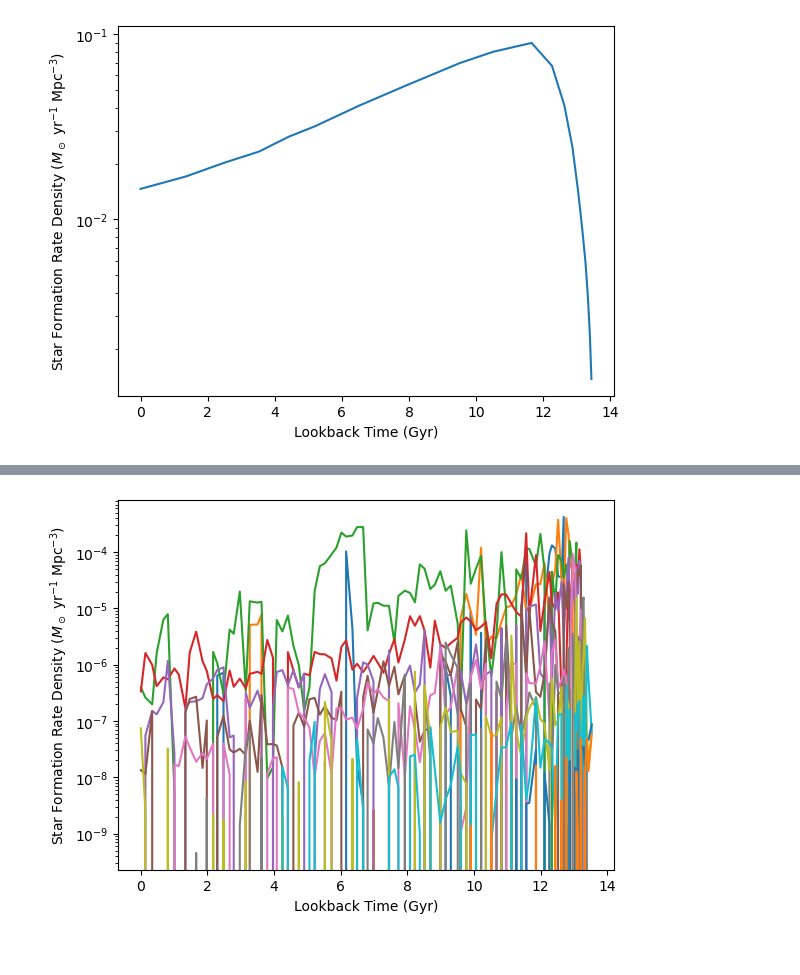
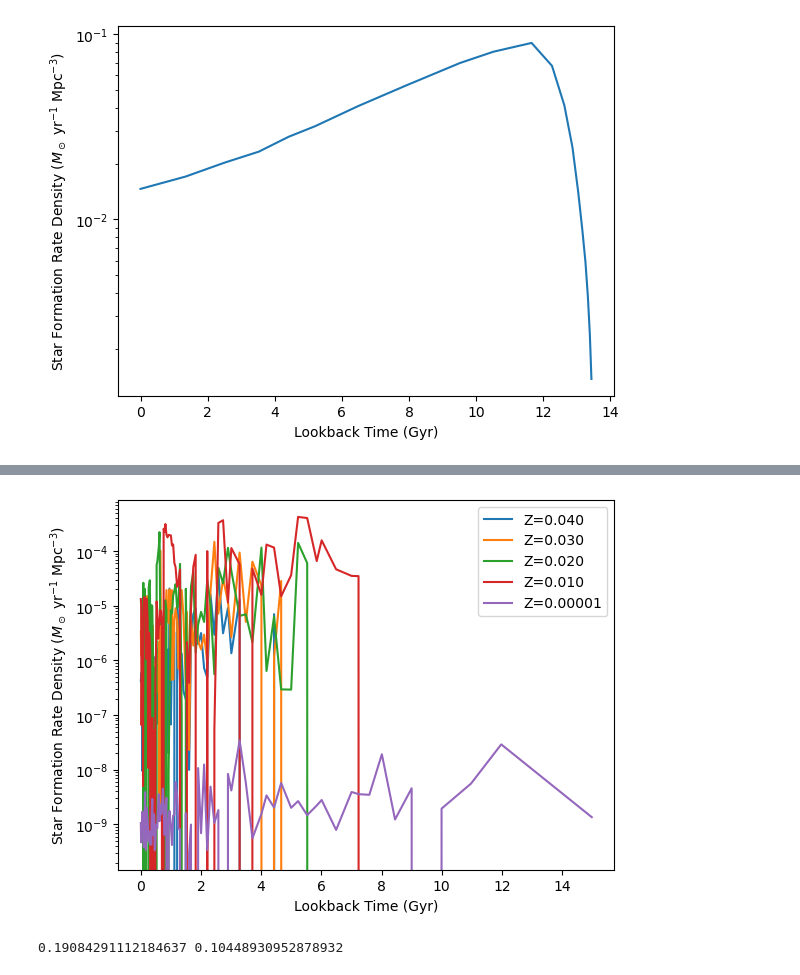
Before and after one commit to NicholaCharlton/Y4_Project, a Jupyter notebook: Nichola/Metallicity Specific Rates/SFH_Metallicity.ipynb, the cells around one changed output, grey strips where cells are left out. Cells and saved outputs as stored; diff of their text form; code cells hidden in the pictures.

```diff
--- a/Nichola/Metallicity Specific Rates/SFH_Metallicity.ipynb
+++ b/Nichola/Metallicity Specific Rates/SFH_Metallicity.ipynb
@@ -94,9 +98,8 @@ plt.show()
 # %%
-Z_lower = [0.0000075, 0.000075, 0.00075, 0.00175, 0.00275, 0.00375, 0.00575, 0.00775, 0.0075, 0.0175, 0.0275, 0.0375]
-Z_upper = [0.0000125, 0.000125, 0.00125, 0.00225, 0.00325, 0.00425, 0.00625, 0.00825, 0.0125, 0.0225, 0.0325, 0.0425]
+Z_lower = [0.00000, 0.00005, 0.00050, 0.0015, 0.0025, 0.0035, 0.005, 0.007, 0.009, 0.012, 0.017, 0.025, 0.035]
+Z_upper = [0.00005, 0.00050, 0.00150, 0.0025, 0.0035, 0.0050, 0.007, 0.009, 0.012, 0.017, 0.025, 0.035, 10.00]
 # %%
-#snapshots = np.linspace(1, 100, 99, endpoint=False).tolist()
-snapshots = [1, 2, 3, 4, 5, 6, 7, 8, 9, 10, 11, 12, 13, 14, 15, 16.0, 17.0, 18.0, 19.0, 20.0, 21.0, 22.0, 23.0, 24.0, 25.0, 26.0, 27.0, 28.0, 29.0, 30.0, 31.0, 32.0, 33.0, 34.0, 35.0, 36.0, 37.0, 38.0, 39.0, 40.0, 41.0, 42.0, 43.0, 44.0, 45.0, 46.0, 47.0, 48.0, 49.0, 50.0, 51.0, 52.0, 53.0, 54.0, 55.0, 56.0, 57.0, 58.0, 59.0, 60.0, 61.0, 62.0, 63.0, 64.0, 65.0, 66.0, 67.0, 68.0, 69.0, 70.0, 71.0, 72.0, 73.0, 74.0, 75.0, 76.0, 77.0, 78.0, 79.0, 80.0, 81.0, 82.0, 83.0, 84.0, 85.0, 86.0, 87.0, 88.0, 89.0, 90.0, 91.0, 92.0, 93.0, 94.0, 95.0, 96.0, 97.0, 98.0, 99.0]
+snapshots = np.linspace(1, 100, 99, endpoint=False).tolist()
 redshifts = []
 for snap in snapshots:
     redshifts.append(il.groupcat.loadHeader(basePath, snap)['Redshift'])
@@ -261,27 +428,27 @@ for snapshot in snapshots:
 # %%
 LB_time = []
 for redshift in redshifts:
     LB_time.append(lookback(redshift, 0.30897, 0.6911, 0.6774))
 
-plt.plot(LB_time, SFR_Z040, label='Z=0.040')
-plt.plot(LB_time, SFR_Z030, label='Z=0.030')
-plt.plot(LB_time, SFR_Z020, label='Z=0.020')
-plt.plot(LB_time, SFR_Z010, label='Z=0.010')
-plt.plot(LB_time, SFR_Z008, label='Z=0.008')
-plt.plot(LB_time, SFR_Z006, label='Z=0.006')
-plt.plot(LB_time, SFR_Z004, label='Z=0.004')
-plt.plot(LB_time, SFR_Z003, label='Z=0.003')
-plt.plot(LB_time, SFR_Z002, label='Z=0.002')
-plt.plot(LB_time, SFR_Z001, label='Z=0.001')
-plt.plot(LB_time, SFR_Zem4, label='Z=0.0001')
-plt.plot(LB_time, SFR_Zem5, label='Z=0.00001')
+plt.plot(redshifts, SFR_Z040, label='Z=0.040')
+plt.plot(redshifts, SFR_Z030, label='Z=0.030')
+plt.plot(redshifts, SFR_Z020, label='Z=0.020')
+plt.plot(redshifts, SFR_Z010, label='Z=0.010')
+#plt.plot(redshifts, SFR_Z008, label='Z=0.008')
+#plt.plot(redshifts, SFR_Z006, label='Z=0.006')
+#plt.plot(redshifts, SFR_Z004, label='Z=0.004')
+#plt.plot(redshifts, SFR_Z003, label='Z=0.003')
+#plt.plot(redshifts, SFR_Z002, label='Z=0.002')
+#plt.plot(redshifts, SFR_Z001, label='Z=0.001')
+#plt.plot(redshifts, SFR_Zem4, label='Z=0.0001')
+plt.plot(redshifts, SFR_Zem5, label='Z=0.00001')
 plt.yscale('log')
 plt.ylabel('Star Formation Rate Density ($M_\odot$ yr$^{-1}$ Mpc$^{-3}$)')
 plt.xlabel('Lookback Time (Gyr)')
-#plt.legend()
+plt.legend()
 plt.show()
 # %% [output]
-[figure, old version]
+[figure, new version]
 # %%
 import csv
 
@@ -302,0 +497,7 @@ file.close()
+# %%
+LB_time = []
+for redshift in redshifts:
+    LB_time.append(lookback(redshift, 0.30897, 0.6911, 0.6774))
+print(LB_time[0]-LB_time[1], LB_time[1]-LB_time[2])
+# %% [output]
+0.19084291112184637 0.10448930952878932
```
Also changed, not shown: parts of 17 cells of this notebook.
